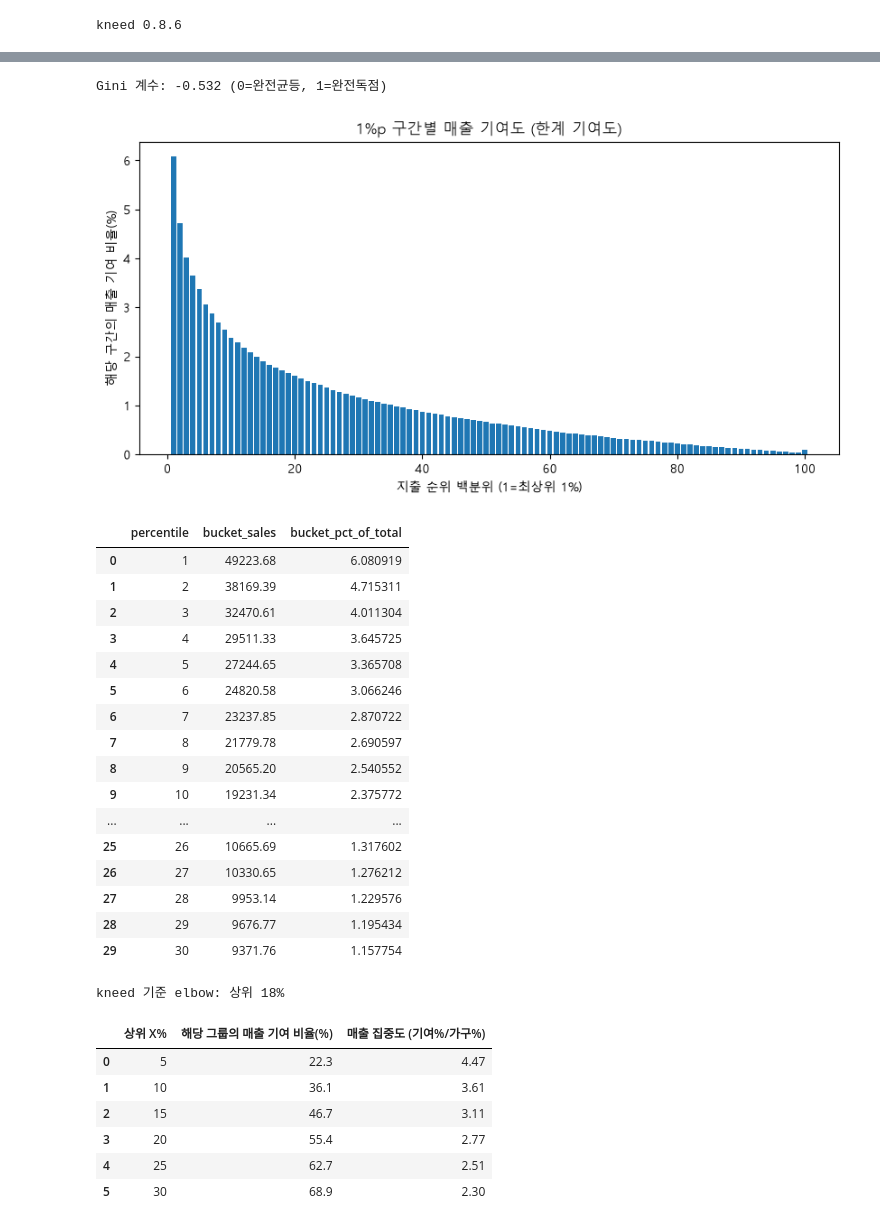
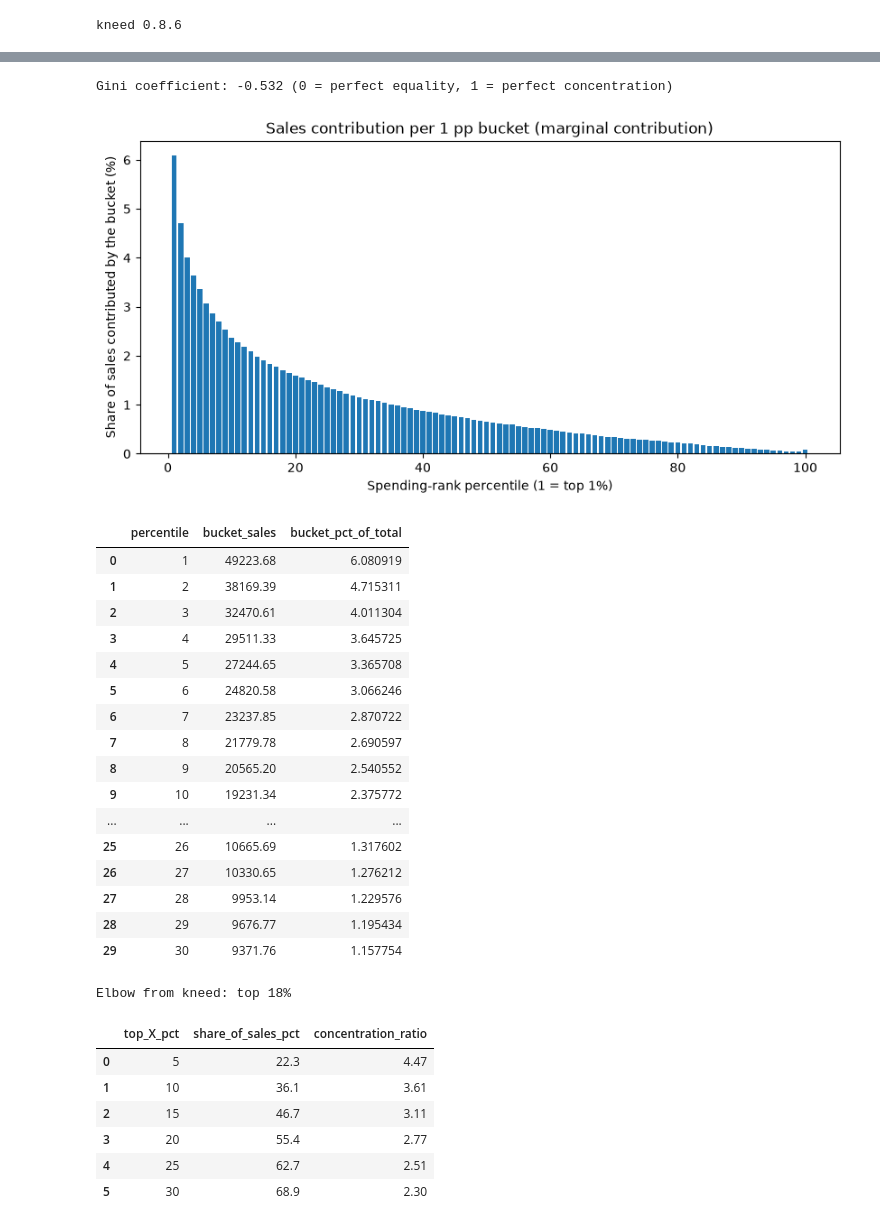
Before and after one commit to jiwoon-oh/dunnhumby-revenue-concentration, a Jupyter notebook: h4_transaction_eda.ipynb, the cells around one changed output, grey strips where cells are left out. Drawn from its saved outputs; the diff is of its cells as text; code cells hidden in the pictures.

```diff
--- a/h4_transaction_eda.ipynb
+++ b/h4_transaction_eda.ipynb
@@ -14,15 +14,8 @@ H4/H4-1/H4-2에서 실제로 쓰는 컬럼(household_key, DAY, WEEK_NO, BASKET_I
 import pandas as pd
 import numpy as np
 import matplotlib.pyplot as plt
-import matplotlib.font_manager as fm
 
-# 한글 폰트 설정
-candidates = ["Malgun Gothic", "NanumGothic", "AppleGothic"]
-available = {f.name for f in fm.fontManager.ttflist}
-font_name = next((c for c in candidates if c in available), None)
-if font_name:
-    plt.rcParams["font.family"] = font_name
-plt.rcParams["axes.unicode_minus"] = False
+plt.rcParams["axes.unicode_minus"] = False  # keep the minus sign as a plain hyphen
 
 pd.set_option('display.max_columns', 100)
 pd.set_option('display.width', 150)
@@ -493,11 +486,11 @@ plt.show()
 # %%
-# Gini 계수 계산 (numpy 버전 호환)
+# Compute the Gini coefficient (numpy-version compatible)
 trapezoid_fn = getattr(np, "trapezoid", None) or np.trapz
 
 gini = 1 - 2 * trapezoid_fn(cum_pct_sales / 100, cum_pct_households / 100)
-print(f"Gini 계수: {gini:.3f} (0=완전균등, 1=완전독점)")
+print(f"Gini coefficient: {gini:.3f} (0 = perfect equality, 1 = perfect concentration)")
 # %% [output]
-Gini 계수: -0.532 (0=완전균등, 1=완전독점)
+Gini coefficient: -0.532 (0 = perfect equality, 1 = perfect concentration)
 # %%
 # --- source CSV: Lorenz curve and Gini (early window, households with sales in weeks 17-26)
 lorenz_df.to_csv(OUT_DIR / "h4_lorenz_curve.csv", index=False)
@@ -506,32 +499,32 @@ pd.DataFrame([{
     "gini_notebook_signed": gini, "gini": abs(gini),
 }]).to_csv(OUT_DIR / "h4_gini.csv", index=False)
 # %%
-# 한계 기여도(marginal contribution) 계산 - 1%p 구간마다 매출 기여도
-bucket_size_households = max(1, n // 100)  # 가구를 100개 구간(1%씩)으로 분할
+# Compute the marginal contribution: each 1 percentage point (pp) bucket's contribution to sales
+bucket_size_households = max(1, n // 100)  # split households into 100 buckets (1% each)
 
 marginal = []
 for i in range(100):
     start = i * bucket_size_households
     end = (i + 1) * bucket_size_households if i < 99 else n
     bucket_sales = sorted_sales[start:end].sum()
     marginal.append({
         "percentile": i + 1,
         "bucket_sales": bucket_sales,
         "bucket_pct_of_total": bucket_sales / sorted_sales.sum() * 100,
     })
 
 marginal_df = pd.DataFrame(marginal)
 
 fig, ax = plt.subplots(figsize=(10, 4.5))
 ax.bar(marginal_df["percentile"], marginal_df["bucket_pct_of_total"])
-ax.set_title("1%p 구간별 매출 기여도 (한계 기여도)")
-ax.set_xlabel("지출 순위 백분위 (1=최상위 1%)")
-ax.set_ylabel("해당 구간의 매출 기여 비율(%)")
+ax.set_title("Sales contribution per 1 pp bucket (marginal contribution)")
+ax.set_xlabel("Spending-rank percentile (1 = top 1%)")
+ax.set_ylabel("Share of sales contributed by the bucket (%)")
 plt.show()
 
 marginal_df.head(30)
 # %% [output]
-[figure, old version]
+[figure, new version]
 |  | percentile | bucket_sales | bucket_pct_of_total |
 | 0 | 1 | 49223.68 | 6.080919 |
 | 1 | 2 | 38169.39 | 4.715311 |
@@ -550,34 +543,34 @@ marginal_df.head(30)
 | 28 | 29 | 9676.77 | 1.195434 |
 | 29 | 30 | 9371.76 | 1.157754 |
 # %%
-# elbow 자동 탐지 (한계 기여도가 평평해지는 지점)
+# Automatic elbow detection (the point where the marginal contribution flattens)
 try:
     from kneed import KneeLocator
     kl = KneeLocator(marginal_df["percentile"], marginal_df["bucket_pct_of_total"],
                       curve="convex", direction="decreasing")
-    print(f"kneed 기준 elbow: 상위 {kl.knee}%")
+    print(f"Elbow from kneed: top {kl.knee}%")
 except ImportError:
     pct_change = -marginal_df["bucket_pct_of_total"].diff() / marginal_df["bucket_pct_of_total"].shift(1) * 100
-    print("(kneed 미설치) 구간별 기여도 감소율:")
+    print("(kneed not installed) rate of decrease in contribution per bucket:")
     print(pct_change.head(30))
 # %% [output]
-kneed 기준 elbow: 상위 18%
+Elbow from kneed: top 18%
 # %%
-# 후보 X 값들 민감도 표 - 관습적 20%와 실제 데이터 기반 후보 비교
+# Sensitivity table for candidate X values: the conventional 20% versus data-based candidates
 candidate_X = [5, 10, 15, 20, 25, 30]
 rows = []
 for x in candidate_X:
     y = np.interp(x, cum_pct_households, cum_pct_sales)
     rows.append({
-        "상위 X%": x,
-        "해당 그룹의 매출 기여 비율(%)": round(y, 1),
-        "매출 집중도 (기여%/가구%)": round(y / x, 2),
+        "top_X_pct": x,
+        "share_of_sales_pct": round(y, 1),
+        "concentration_ratio": round(y / x, 2),
     })
 
 sensitivity_table = pd.DataFrame(rows)
 sensitivity_table
 # %% [output]
-|  | 상위 X% | 해당 그룹의 매출 기여 비율(%) | 매출 집중도 (기여%/가구%) |
+|  | top_X_pct | share_of_sales_pct | concentration_ratio |
 | 0 | 5 | 22.3 | 4.47 |
 | 1 | 10 | 36.1 | 3.61 |
 | 2 | 15 | 46.7 | 3.11 |
```
Also changed, not shown: parts of 24 cells of this notebook, 12 other files.
